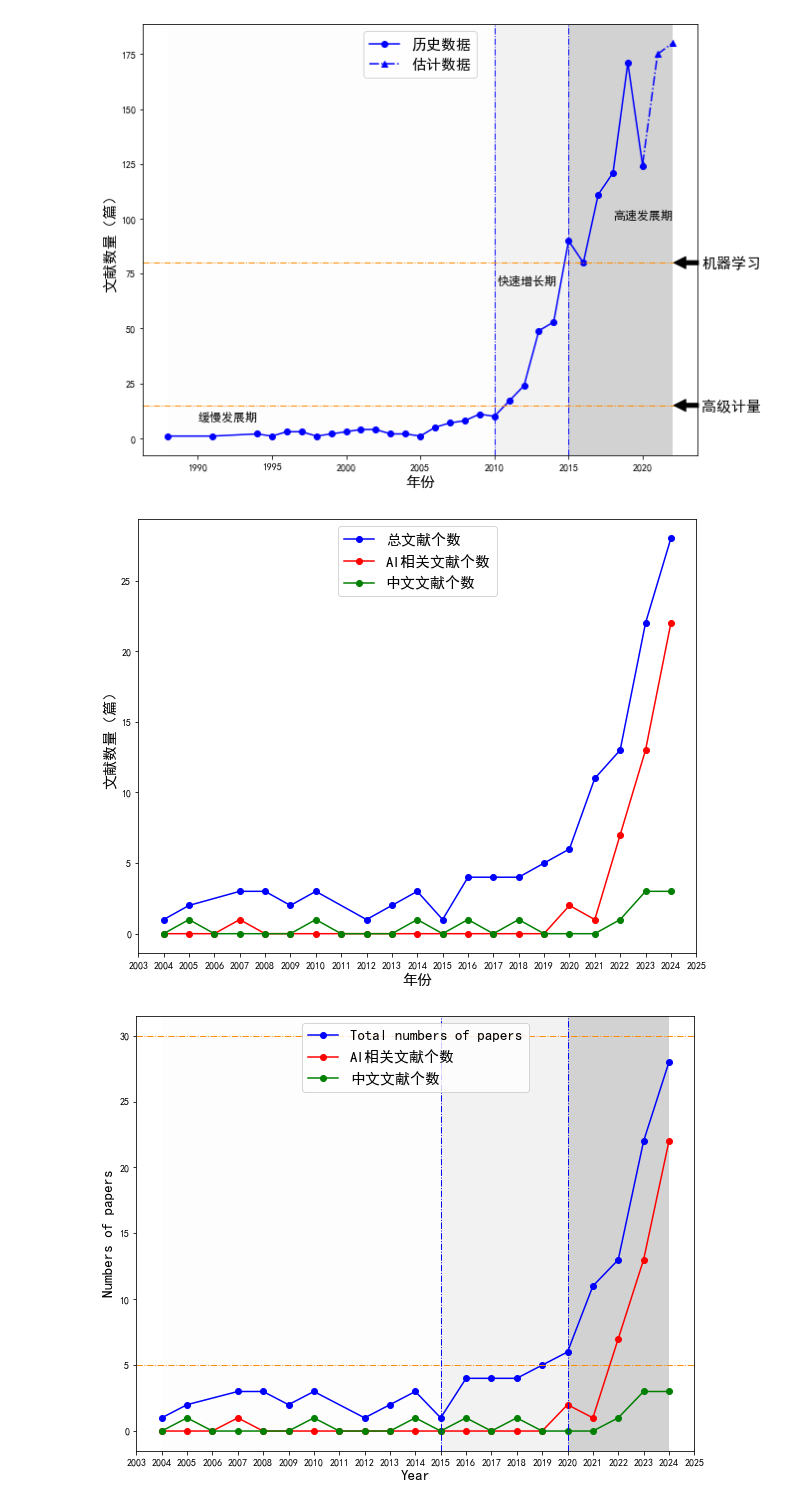
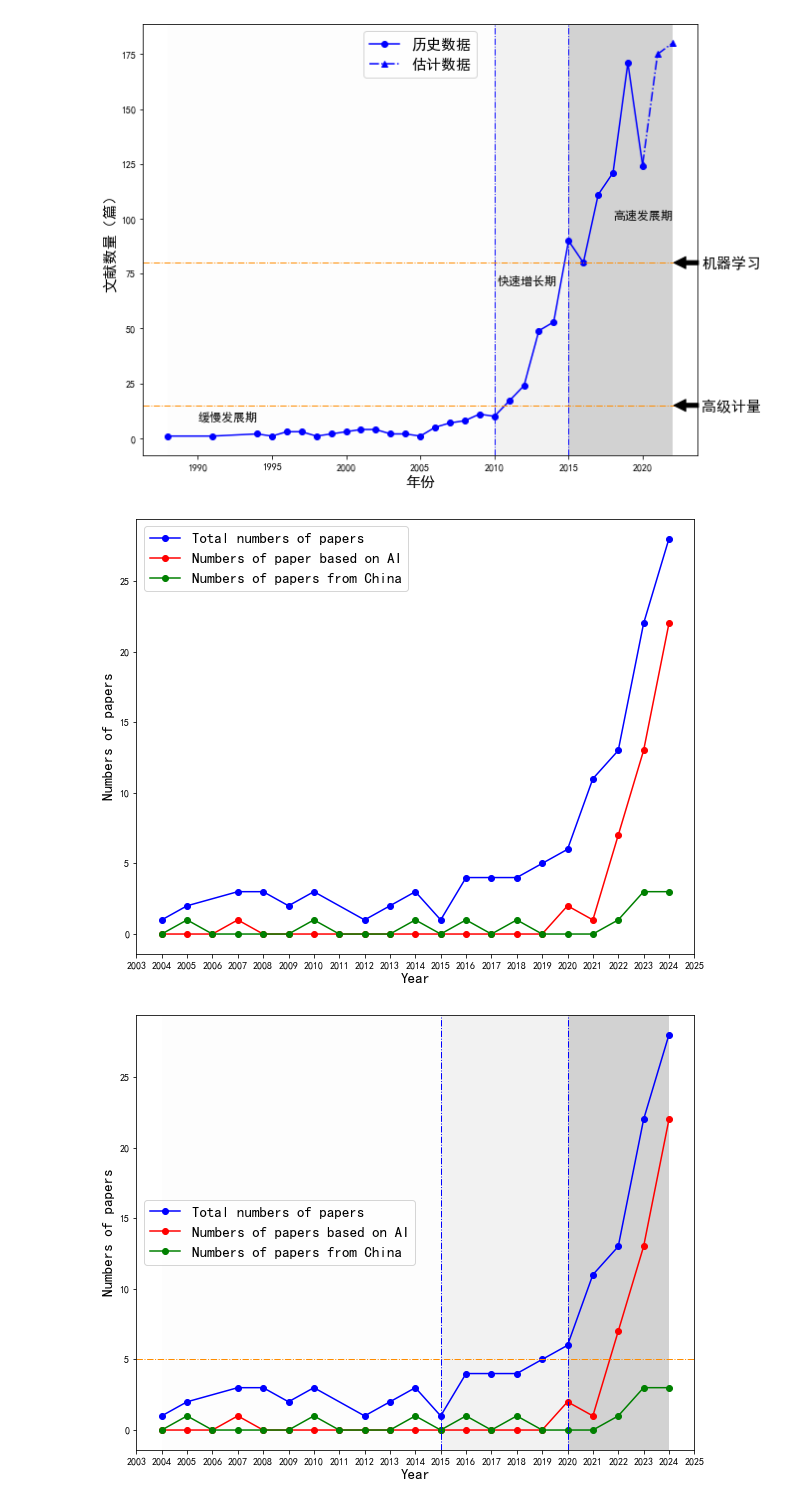
Before and after one commit to wangwei83/paper_fig_refine, a Jupyter notebook: plot_papers.ipynb, the cells around one changed output. Cells and saved outputs as stored; diff of their text form; code cells hidden in the pictures.

```diff
--- a/plot_papers.ipynb
+++ b/plot_papers.ipynb
@@ -137,14 +137,14 @@ from matplotlib.ticker import MultipleLocator, FormatStrFormatter
 
 fig, ax = plt.subplots(figsize=(10,8))
 
-ax.set_xlabel("年份",fontsize=15)
-ax.set_ylabel("文献数量（篇）",fontsize=15)
+ax.set_xlabel("Year",fontsize=15)
+ax.set_ylabel("Numbers of papers",fontsize=15)
 
-ax.plot(df_cjh.year, df_cjh.num,'b-o',label='总文献个数')
-ax.plot(df_cjh_ai.year, df_cjh_ai.num,'r-o',label='AI相关文献个数')
-ax.plot(df_cjh_chinese.year, df_cjh_chinese.num,'g-o',label='中文文献个数')
+ax.plot(df_cjh.year, df_cjh.num,'b-o',label='Total numbers of papers')
+ax.plot(df_cjh_ai.year, df_cjh_ai.num,'r-o',label='Numbers of paper based on AI')
+ax.plot(df_cjh_chinese.year, df_cjh_chinese.num,'g-o',label='Numbers of papers from China')
 
-ax.legend(loc='upper center',fontsize=15)
+ax.legend(loc='upper left',fontsize=15)
 
 
 
@@ -154,7 +154,7 @@ ax.xaxis.set_major_formatter(FormatStrFormatter('%d'))
 
 plt.savefig("paper-cjh-ai-chinese-all.png", dpi=600, bbox_inches='tight')
 # %% [output]
-[figure, old version]
+[figure, new version]
 # %%
 import matplotlib.pyplot as plt
 from matplotlib.ticker import MultipleLocator, FormatStrFormatter
@@ -165,44 +165,44 @@ ax.set_xlabel("Year",fontsize=15)
 ax.set_ylabel("Numbers of papers",fontsize=15)
 
 ax.plot(df_cjh.year, df_cjh.num,'b-o',label='Total numbers of papers')
-ax.plot(df_cjh_ai.year, df_cjh_ai.num,'r-o',label='Numbers of paper based on AI')
-ax.plot(df_cjh_chinese.year, df_cjh_chinese.num,'g-o',label='中文文献个数')
+ax.plot(df_cjh_ai.year, df_cjh_ai.num,'r-o',label='Numbers of papers based on AI')
+ax.plot(df_cjh_chinese.year, df_cjh_chinese.num,'g-o',label='Numbers of papers from China')
 
-ax.legend(loc='upper center',fontsize=15)
+ax.legend(loc='upper left',fontsize=15)
 
 
 
 # 设置 x 轴的刻度为整数
 ax.xaxis.set_major_locator(MultipleLocator(1))
 ax.xaxis.set_major_formatter(FormatStrFormatter('%d'))
 
 
 plt.axvspan(2004, 2015, facecolor='0.99', alpha=0.5)
 plt.axvspan(2015, 2020, facecolor='0.9', alpha=0.5)
 plt.axvspan(2020, 2024, facecolor='0.65', alpha=0.5)
 
 ax.axhline(5,linewidth=1,linestyle='-.',color='darkorange')
 ax.axvline(2015,linewidth=1,linestyle='-.',color='b')
 
-ax.axhline(30,linewidth=1,linestyle='-.',color='darkorange')
+# ax.axhline(30,linewidth=1,linestyle='-.',color='darkorange')
 ax.axvline(2020,linewidth=1,linestyle='-.',color='b')
 
 # ax.annotate("机器学习",
 #             xy=(2024, 30), xycoords='data',
 #             xytext=(2028, 30), textcoords='data',
 #             size=15, va="center", ha="center",
 #             arrowprops=dict(facecolor='black', shrink=0.05),
 #             )
 # ax.annotate("高级计量",
 #             xy=(2024, 5), xycoords='data',
 #             xytext=(2028, 5), textcoords='data',
 #             size=15, va="center", ha="center",
 #             arrowprops=dict(facecolor='black', shrink=0.05),
 #             )
 
 plt.savefig("paper-cjh-ai-chinese-all-gai.png", dpi=600, bbox_inches='tight')
 # %% [output]
-[figure, old version]
+[figure, new version]
 # %%
 import matplotlib.pyplot as plt
 import numpy as np
```
Also changed, not shown: parts of 1 cell of this notebook, 2 other files.
